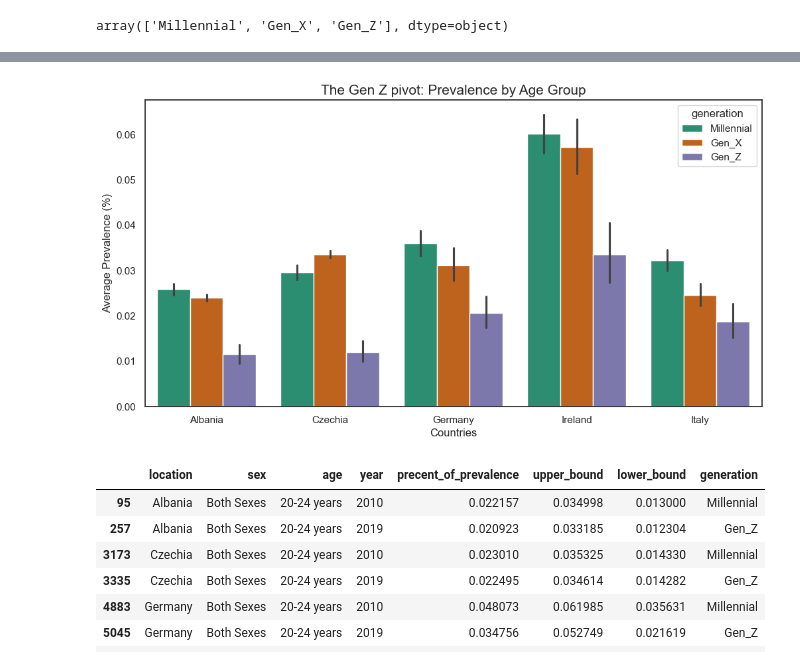
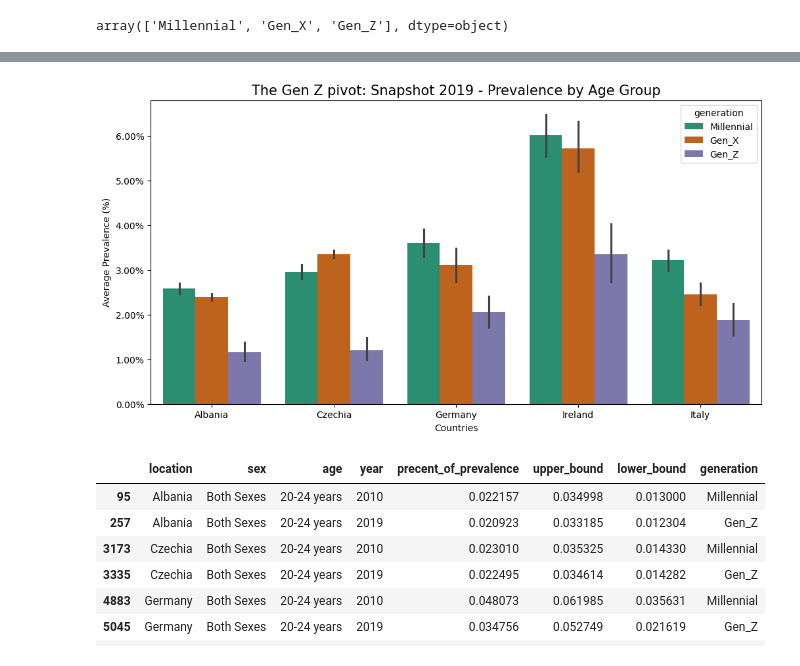
Before and after one commit to justdayane/da-capstone-project-dayane-ernesto, a Jupyter notebook: Ernestos_finds/Exploration Data sets.ipynb, the cells around one changed output, grey strips where cells are left out. Cells and saved outputs as stored; diff of their text form; code cells hidden in the pictures.

```diff
--- a/Ernestos_finds/Exploration Data sets.ipynb
+++ b/Ernestos_finds/Exploration Data sets.ipynb
@@ -1333,0 +1367,2 @@ array(['Millennial', 'Gen_X', 'Gen_Z'], dtype=object)
+# %%
+gen_gap['prevalence %'] = df['precent_of_prevalence'].map(lambda x: f'{x:.2%}')
@@ -1334,17 +1371,19 @@ array(['Millennial', 'Gen_X', 'Gen_Z'], dtype=object)
 # %%
 py.figure(figsize=(12,6))
 sns.barplot(data=gen_gap,
             x='location',
             y='precent_of_prevalence',
             hue='generation',
             palette='Dark2')
-py.title('The Gen Z pivot: Prevalence by Age Group', fontsize = 15)
+py.title('The Gen Z pivot: Snapshot 2019 - Prevalence by Age Group', fontsize = 15)
 py.ylabel('Average Prevalence (%)')
 py.xlabel("Countries")
+py.gca().yaxis.set_major_formatter(mticker.FuncFormatter(lambda x, _: f'{x:.2%}'))
+py.savefig('generational_comparison_snapshot_2019.png')
 
 py.show()
 # %% [output]
-[figure, old version]
+[figure, new version]
 # %%
 peer_df = gen_gap[
             (gen_gap['age']=='20-24 years') &
```
Also changed, not shown: parts of 6 cells of this notebook, 12 other files.
